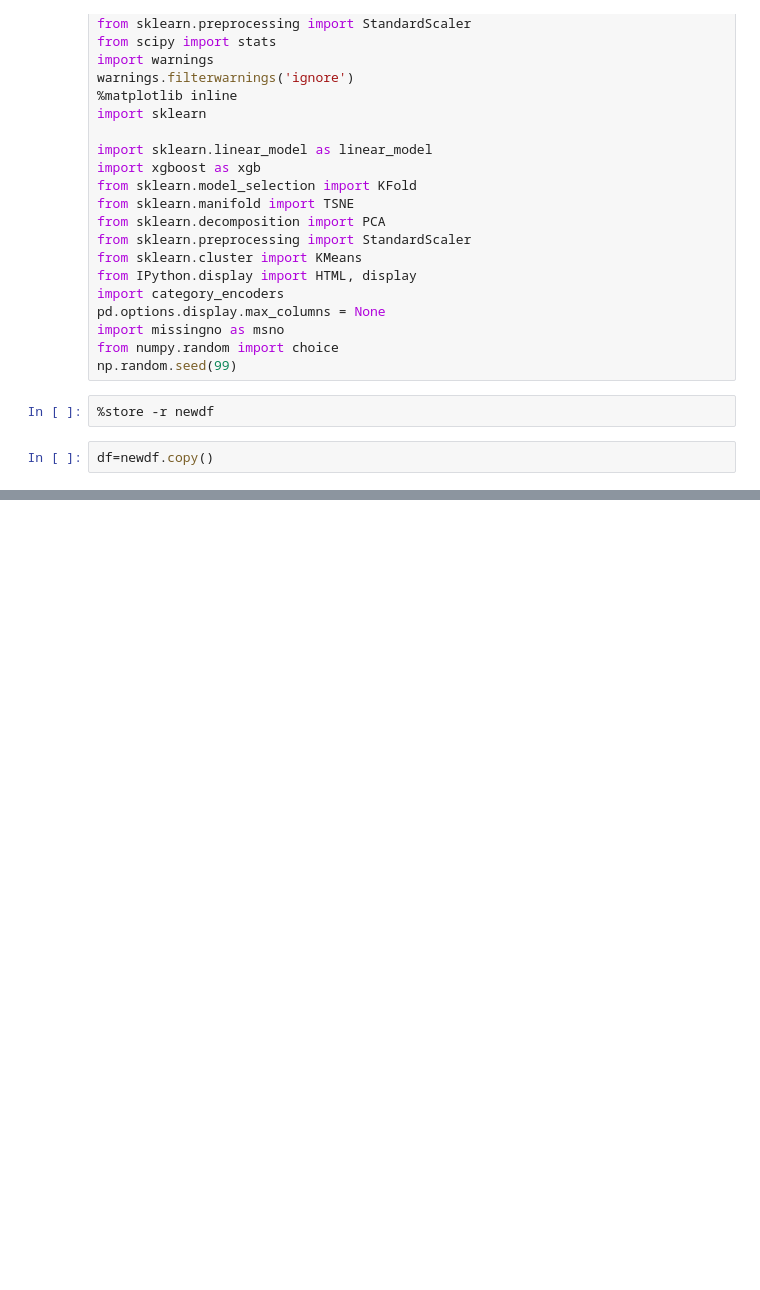
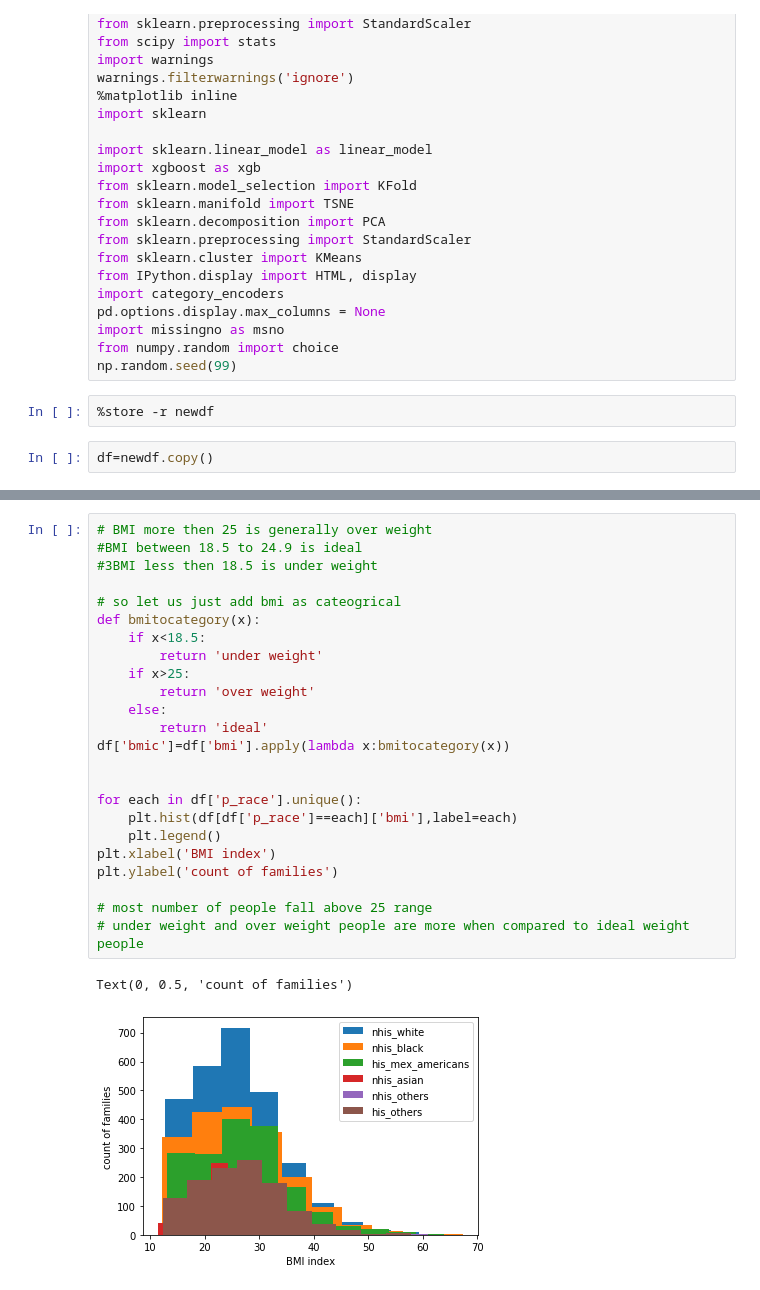
Before and after one commit to nitzmali/Kaggle, a Jupyter notebook: AK_Project/Data Exploration BMI.ipynb, the cells around one changed output, grey strips where cells are left out. Saved outputs shown, nothing was run; the diff lists cells and outputs as text; blank space fills up the shorter version.

```diff
--- a/AK_Project/Data Exploration BMI.ipynb
+++ b/AK_Project/Data Exploration BMI.ipynb
@@ -55,0 +150,27 @@ plt.hist(df['bmi'])
+# %%
+# BMI more then 25 is generally over weight
+#BMI between 18.5 to 24.9 is ideal
+#3BMI less then 18.5 is under weight
+
+# so let us just add bmi as cateogrical
+def bmitocategory(x):
+    if x<18.5:
+        return 'under weight'
+    if x>25:
+        return 'over weight'
+    else:
+        return 'ideal'
+df['bmic']=df['bmi'].apply(lambda x:bmitocategory(x))
+
+
+for each in df['p_race'].unique():
+    plt.hist(df[df['p_race']==each]['bmi'],label=each)
+    plt.legend()
+plt.xlabel('BMI index')
+plt.ylabel('count of families')
+
+# most number of people fall above 25 range
+# under weight and over weight people are more when compared to ideal weight people
+# %% [output]
+Text(0, 0.5, 'count of families')
+[figure, added]
```
Also changed, not shown: parts of 19 cells of this notebook.
